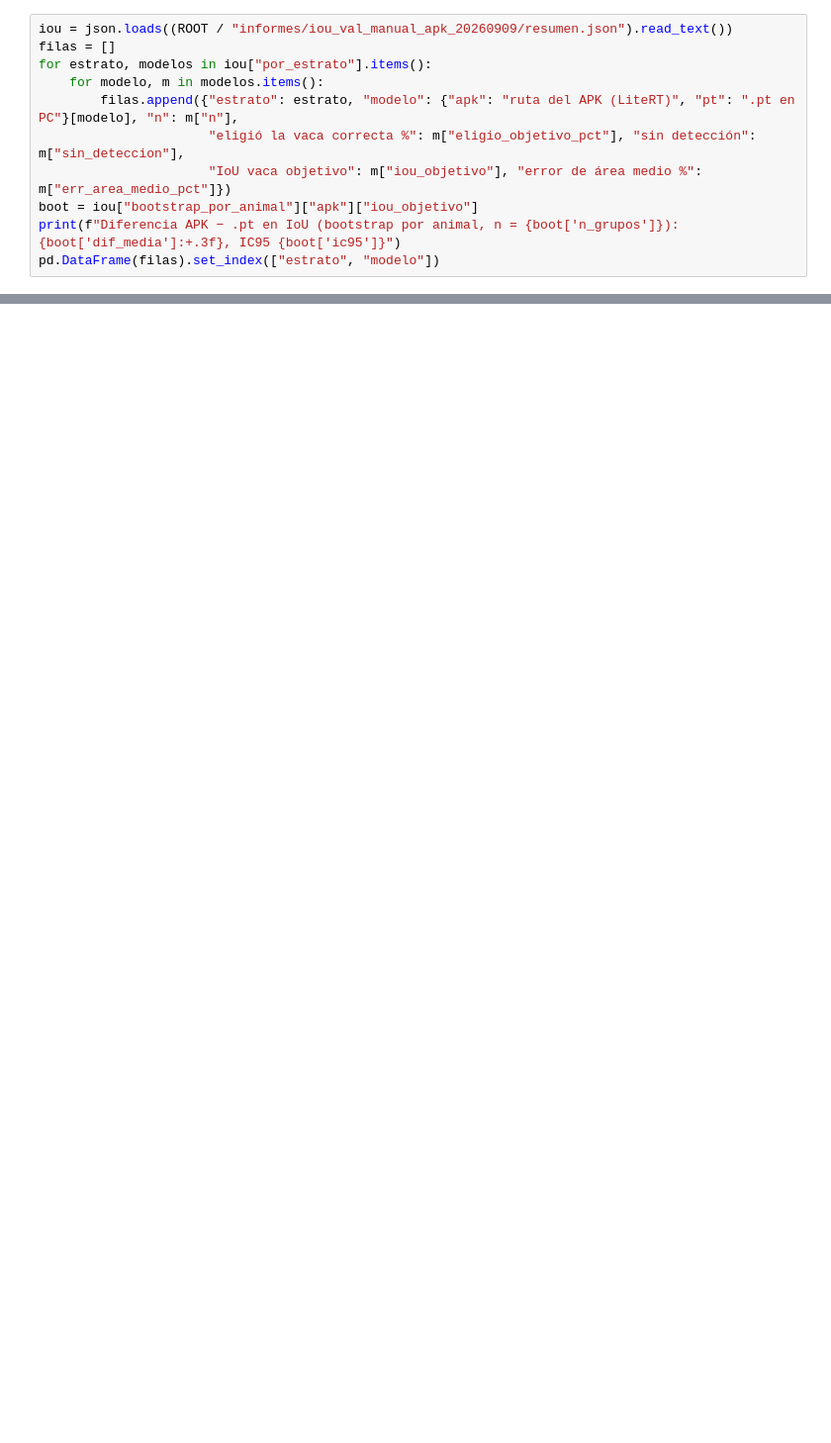
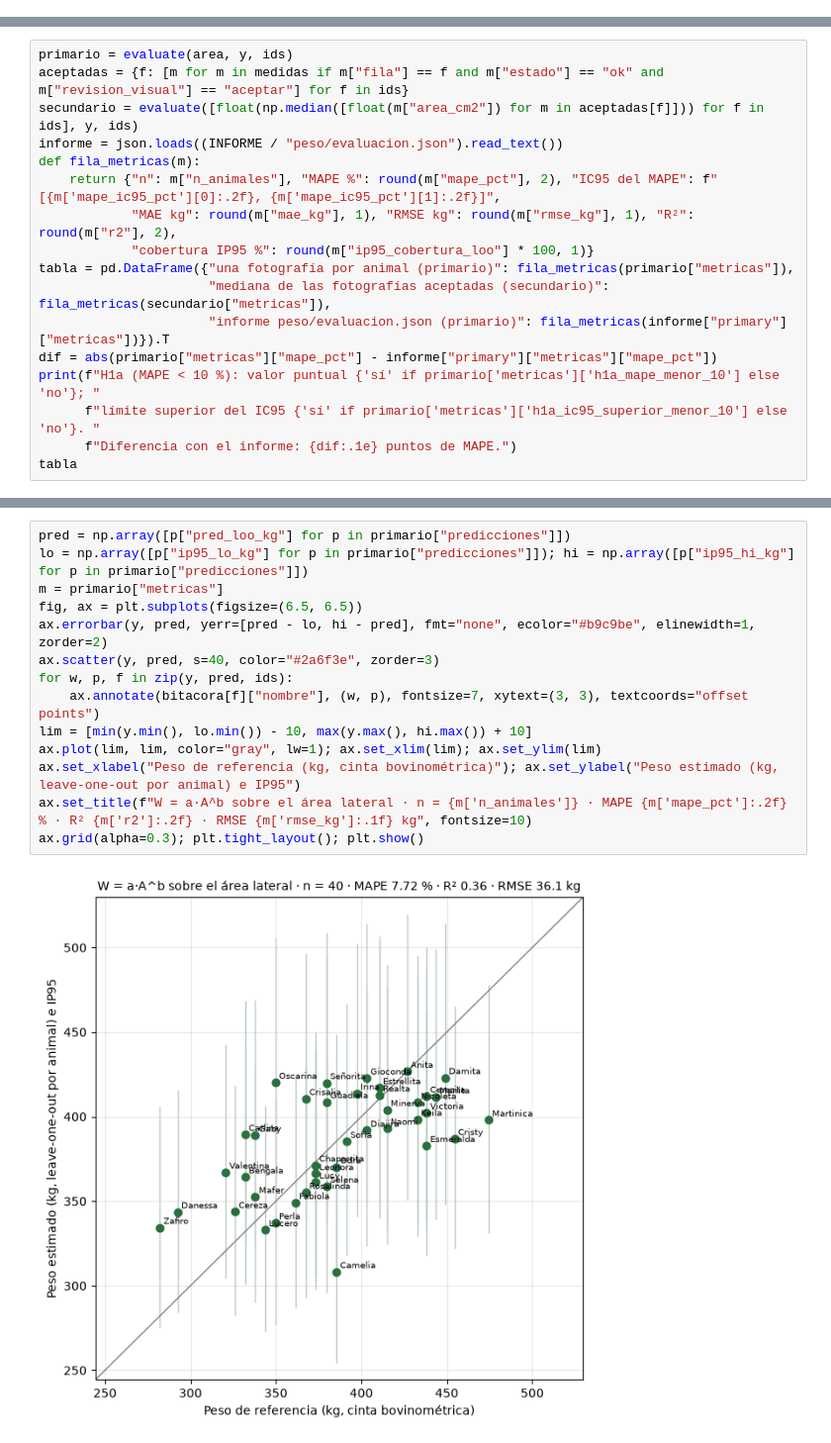
Before and after one commit to ChutLuis/bovino-vision, a Jupyter notebook: notebooks/modelo_peso.ipynb, the cells around one changed output, grey strips where cells are left out. Shown at 99% size. Saved outputs shown, nothing was run; the diff lists cells and outputs as text; blank space fills up the shorter version.

```diff
--- a/notebooks/modelo_peso.ipynb
+++ b/notebooks/modelo_peso.ipynb
@@ -145,11 +0,0 @@ estratos: laterales controladas, ráfagas con varias vacas, casos difíciles). L
-# %%
-iou = json.loads((ROOT / "informes/iou_val_manual_apk_20260909/resumen.json").read_text())
-filas = []
-for estrato, modelos in iou["por_estrato"].items():
-    for modelo, m in modelos.items():
-        filas.append({"estrato": estrato, "modelo": {"apk": "ruta del APK (LiteRT)", "pt": ".pt en PC"}[modelo], "n": m["n"],
-                      "eligió la vaca correcta %": m["eligio_objetivo_pct"], "sin detección": m["sin_deteccion"],
-                      "IoU vaca objetivo": m["iou_objetivo"], "error de área medio %": m["err_area_medio_pct"]})
-boot = iou["bootstrap_por_animal"]["apk"]["iou_objetivo"]
-print(f"Diferencia APK − .pt en IoU (bootstrap por animal, n = {boot['n_grupos']}): {boot['dif_media']:+.3f}, IC95 {boot['ic95']}")
-pd.DataFrame(filas).set_index(["estrato", "modelo"])
@@ -228,0 +89,17 @@ en el teléfono que en PC (apartado 6) y recupera la vaca correcta sobre las má
+# %%
+primario = evaluate(area, y, ids)
+aceptadas = {f: [m for m in medidas if m["fila"] == f and m["estado"] == "ok" and m["revision_visual"] == "aceptar"] for f in ids}
+secundario = evaluate([float(np.median([float(m["area_cm2"]) for m in aceptadas[f]])) for f in ids], y, ids)
+informe = json.loads((INFORME / "peso/evaluacion.json").read_text())
+def fila_metricas(m):
+    return {"n": m["n_animales"], "MAPE %": round(m["mape_pct"], 2), "IC95 del MAPE": f"[{m['mape_ic95_pct'][0]:.2f}, {m['mape_ic95_pct'][1]:.2f}]",
+            "MAE kg": round(m["mae_kg"], 1), "RMSE kg": round(m["rmse_kg"], 1), "R²": round(m["r2"], 2),
+            "cobertura IP95 %": round(m["ip95_cobertura_loo"] * 100, 1)}
+tabla = pd.DataFrame({"una fotografía por animal (primario)": fila_metricas(primario["metricas"]),
+                      "mediana de las fotografías aceptadas (secundario)": fila_metricas(secundario["metricas"]),
+                      "informe peso/evaluacion.json (primario)": fila_metricas(informe["primary"]["metricas"])}).T
+dif = abs(primario["metricas"]["mape_pct"] - informe["primary"]["metricas"]["mape_pct"])
+print(f"H1a (MAPE < 10 %): valor puntual {'sí' if primario['metricas']['h1a_mape_menor_10'] else 'no'}; "
+      f"límite superior del IC95 {'sí' if primario['metricas']['h1a_ic95_superior_menor_10'] else 'no'}. "
+      f"Diferencia con el informe: {dif:.1e} puntos de MAPE.")
+tabla
@@ -228,0 +137,16 @@ en el teléfono que en PC (apartado 6) y recupera la vaca correcta sobre las má
+# %%
+pred = np.array([p["pred_loo_kg"] for p in primario["predicciones"]])
+lo = np.array([p["ip95_lo_kg"] for p in primario["predicciones"]]); hi = np.array([p["ip95_hi_kg"] for p in primario["predicciones"]])
+m = primario["metricas"]
+fig, ax = plt.subplots(figsize=(6.5, 6.5))
+ax.errorbar(y, pred, yerr=[pred - lo, hi - pred], fmt="none", ecolor="#b9c9be", elinewidth=1, zorder=2)
+ax.scatter(y, pred, s=40, color="#2a6f3e", zorder=3)
+for w, p, f in zip(y, pred, ids):
+    ax.annotate(bitacora[f]["nombre"], (w, p), fontsize=7, xytext=(3, 3), textcoords="offset points")
+lim = [min(y.min(), lo.min()) - 10, max(y.max(), hi.max()) + 10]
+ax.plot(lim, lim, color="gray", lw=1); ax.set_xlim(lim); ax.set_ylim(lim)
+ax.set_xlabel("Peso de referencia (kg, cinta bovinométrica)"); ax.set_ylabel("Peso estimado (kg, leave-one-out por animal) e IP95")
+ax.set_title(f"W = a·A^b sobre el área lateral · n = {m['n_animales']} · MAPE {m['mape_pct']:.2f} % · R² {m['r2']:.2f} · RMSE {m['rmse_kg']:.1f} kg", fontsize=10)
+ax.grid(alpha=0.3); plt.tight_layout(); plt.show()
+# %% [output]
+[figure, added]
```
Also changed, not shown: parts of 43 cells of this notebook, 2 other files.
